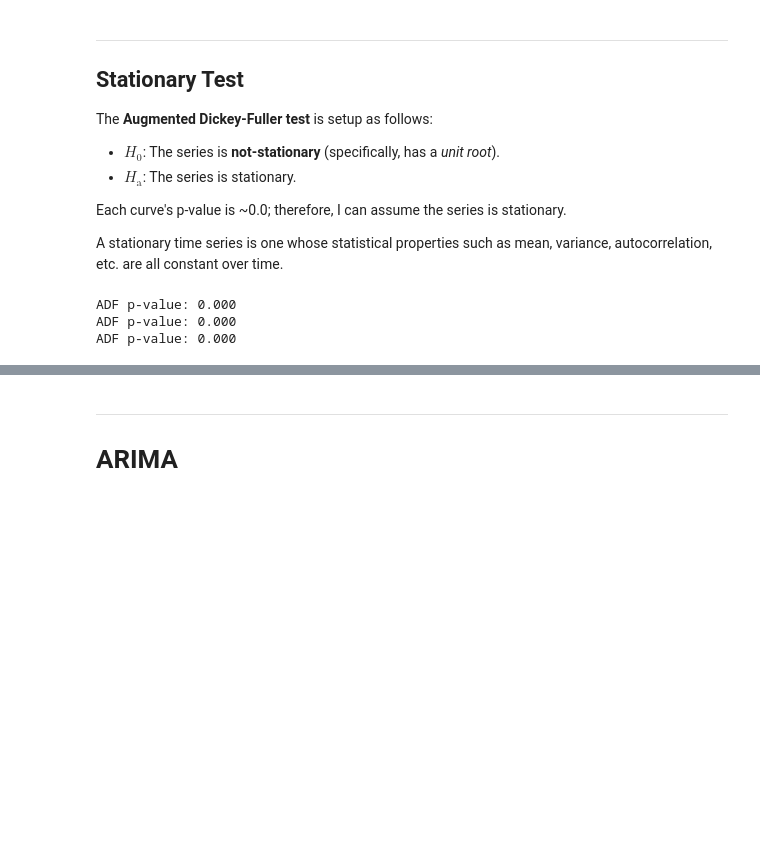
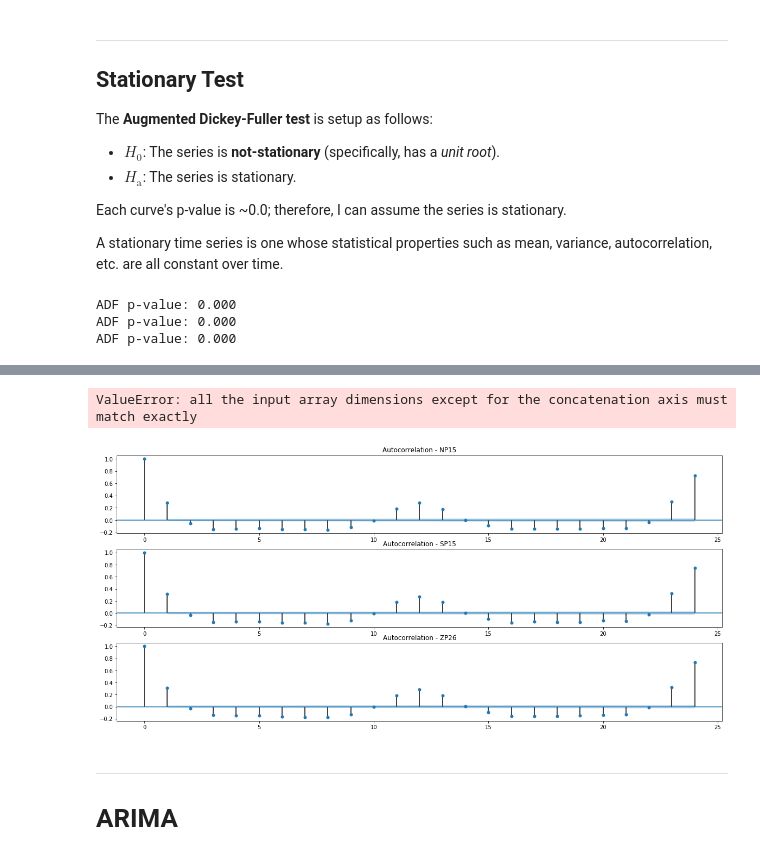
Before and after one commit to Morgan-Sell/caiso-price-forecast, a Jupyter notebook: arima.ipynb, the cells around one changed output, grey strips where cells are left out. Saved outputs shown, nothing was run; the diff lists cells and outputs as text; code cells hidden in the pictures; blank space fills up the shorter version.

```diff
--- a/arima.ipynb
+++ b/arima.ipynb
@@ -85,6 +85,7 @@ all_lmp = [np15_lmp, sp15_lmp, zp26_lmp]
 hub_names = ['NP15', 'SP15', 'ZP26']
 idx_as_str = [str(i) for i in caiso.index]
 exog_variables = caiso[['day_week', 'other', 'solar', 'wind', 'net_exp_MW', 'load_MW', 'HH_$_mill_BTU']]
+lmp_len_rng = range(len(all_lmp))
 # %%
 fig, ax = plt.subplots(figsize=(20,8))
 for curve, hub in zip(all_lmp, hub_names):
@@ -197,3 +200,22 @@ def compute_autocorrelation(series, lag=1):
+# %%
+for curve in all_lmp:
+    compute_autocorrelation(curve, 1)
+# %% [output]
+ValueError: all the input array dimensions except for the concatenation axis must match exactly
+# %%
+np15_diff = np15_lmp.diff()[1:]
+sp15_diff = sp15_lmp.diff()[1:]
+zp26_diff = zp26_lmp.diff()[1:]
+all_hub_diff = [np15_diff, sp15_diff, zp26_diff]
+
+fig, axs = plt.subplots(3, figsize=(20, 9))
+
+# Lag is 24 hours.
+for i, d, name in zip(lmp_len_rng, all_hub_diff, hub_names):
+    _ = sm.graphics.tsa.plot_acf(d, lags=24, ax=axs[i])
+    axs[i].set_title(f"Autocorrelation - {name}")
+# %% [output]
+[figure, added]
 # %% [markdown]
 ---
 # ARIMA
```
Also changed, not shown: parts of 3 cells of this notebook.
